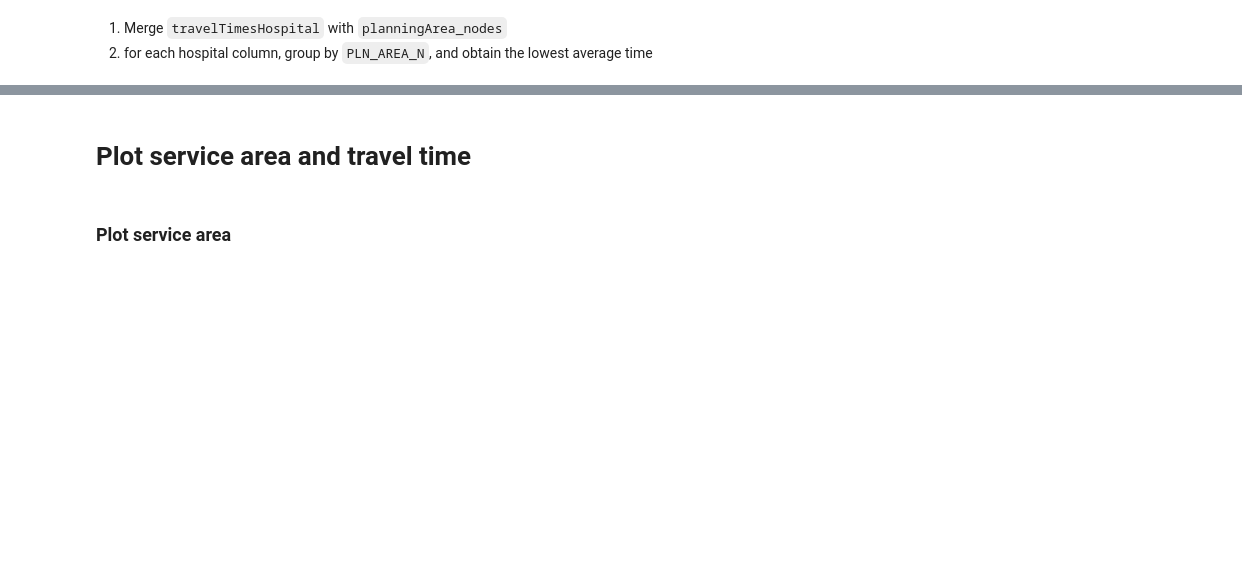
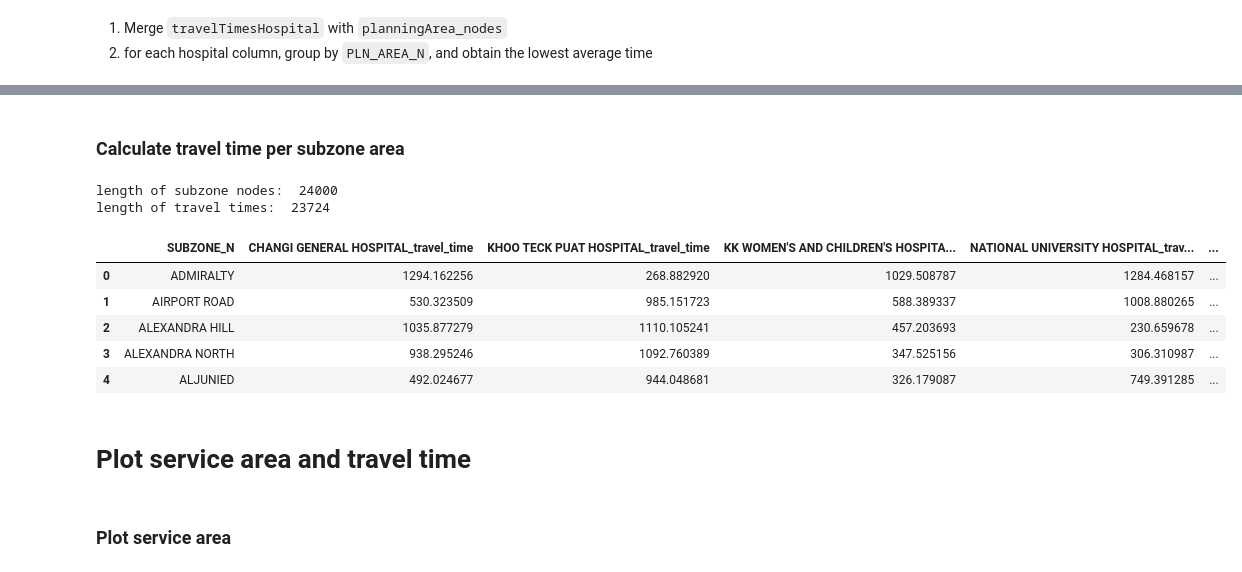
Before and after one commit to pakhuiying/HRI, a Jupyter notebook: hospitalAccessibility.ipynb, the cells around one changed output, grey strips where cells are left out. Saved outputs shown, nothing was run; the diff lists cells and outputs as text; code cells hidden in the pictures; blank space fills up the shorter version.

```diff
--- a/hospitalAccessibility.ipynb
+++ b/hospitalAccessibility.ipynb
@@ -353,3 +415,28 @@ planningArea_travelTimesHospital["min_travel_time_hospital"] = planningArea_trav
+# %% [markdown]
+### Calculate travel time per subzone area
+# %%
+subzone_nodes = get_planningArea_nodes(subzone_shp, nodes)
+print("length of subzone nodes: ", len(subzone_nodes))
+travelTimesHospital = get_travelTimesHospital(G_car, hospitals,plot=True)
+print("length of travel times: ", len(travelTimesHospital))
+# get minimum travel time to hospitals
+# save directory
+save_dir = r"C:\Users\hypak\OneDrive - Singapore Management University\Documents - Heat Risk Index Development\Data\Hospitals and clinics\serviceArea_hospitalswTraumaUnits"
+subzone_travelTimesHospital = get_minimum_travelTime(travelTimesHospital, subzone_nodes,
+                       travel_time_aggregation="mean",
+                       groupby_name="SUBZONE_N",
+                       save_fp = os.path.join(save_dir,"subzone_minMean_travelTime_Hospital.csv")
+                       )
+subzone_travelTimesHospital.head()
+# %% [output]
+length of subzone nodes:  24000
+length of travel times:  23724
+|  | SUBZONE_N | CHANGI GENERAL HOSPITAL_travel_time | KHOO TECK PUAT HOSPITAL_travel_time | KK WOMEN'S AND CHILDREN'S HOSPITA... | NATIONAL UNIVERSITY HOSPITAL_trav... | ... |
+| 0 | ADMIRALTY | 1294.162256 | 268.882920 | 1029.508787 | 1284.468157 | ... |
+| 1 | AIRPORT ROAD | 530.323509 | 985.151723 | 588.389337 | 1008.880265 | ... |
+| 2 | ALEXANDRA HILL | 1035.877279 | 1110.105241 | 457.203693 | 230.659678 | ... |
+| 3 | ALEXANDRA NORTH | 938.295246 | 1092.760389 | 347.525156 | 306.310987 | ... |
+| 4 | ALJUNIED | 492.024677 | 944.048681 | 326.179087 | 749.391285 | ... |
 # %% [markdown]
 # Plot service area and travel time
 # %% [markdown]
```
Also changed, not shown: parts of 7 cells of this notebook.
